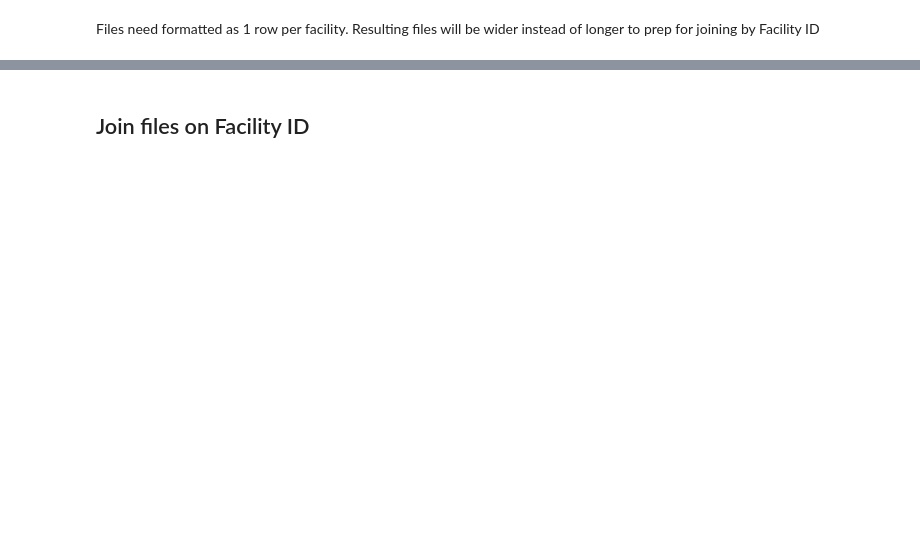
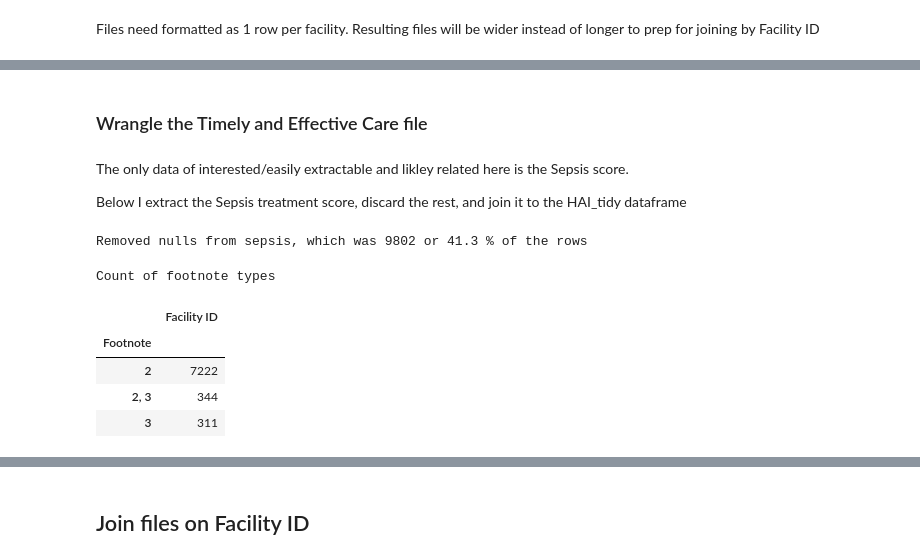
Before and after one commit to rejexx/Predicting_infection, a Jupyter notebook: 01_DataWrangling.ipynb, the cells around one changed output, grey strips where cells are left out. Drawn from its saved outputs; the diff is of its cells as text; code cells hidden in the pictures; blank space fills up the shorter version.

```diff
--- a/01_DataWrangling.ipynb
+++ b/01_DataWrangling.ipynb
@@ -122,0 +223,27 @@ Check there are no duplicate Facility IDs in each file (for best join results)
+# %% [markdown]
+### Wrangle the Timely and Effective Care file
+# %% [markdown]
+The only data of interested/easily extractable and likley related here is the Sepsis score.
+
+Below I extract the Sepsis treatment score, discard the rest, and join it to the HAI_tidy dataframe
+# %%
+#Toss out all rows that aren't related to Sepsis
+care_clean = care_raw[care_raw.Condition.str.contains("Sepsis")]
+
+#Toss all rows with NaN for Score, these won't help anything
+nulls = care_clean.Score.isnull().sum()
+care_clean = care_clean.dropna(subset=['Score'], how='any', axis='rows')
+print("Removed nulls from sepsis, which was",nulls, "or", round(nulls/(len(care_clean)+nulls),3)*100, "% of the rows")
+# %% [output]
+Removed nulls from sepsis, which was 9802 or 41.3 % of the rows
+# %%
+#Look at footnotes
+print("Count of footnote types")
+care_clean[['Footnote','Facility ID']].groupby(by='Footnote').count()
+# %% [output]
+Count of footnote types
+|  | Facility ID |
+| Footnote |  |
+| 2 | 7222 |
+| 2, 3 | 344 |
+| 3 | 311 |
```
Also changed, not shown: parts of 23 cells of this notebook.
